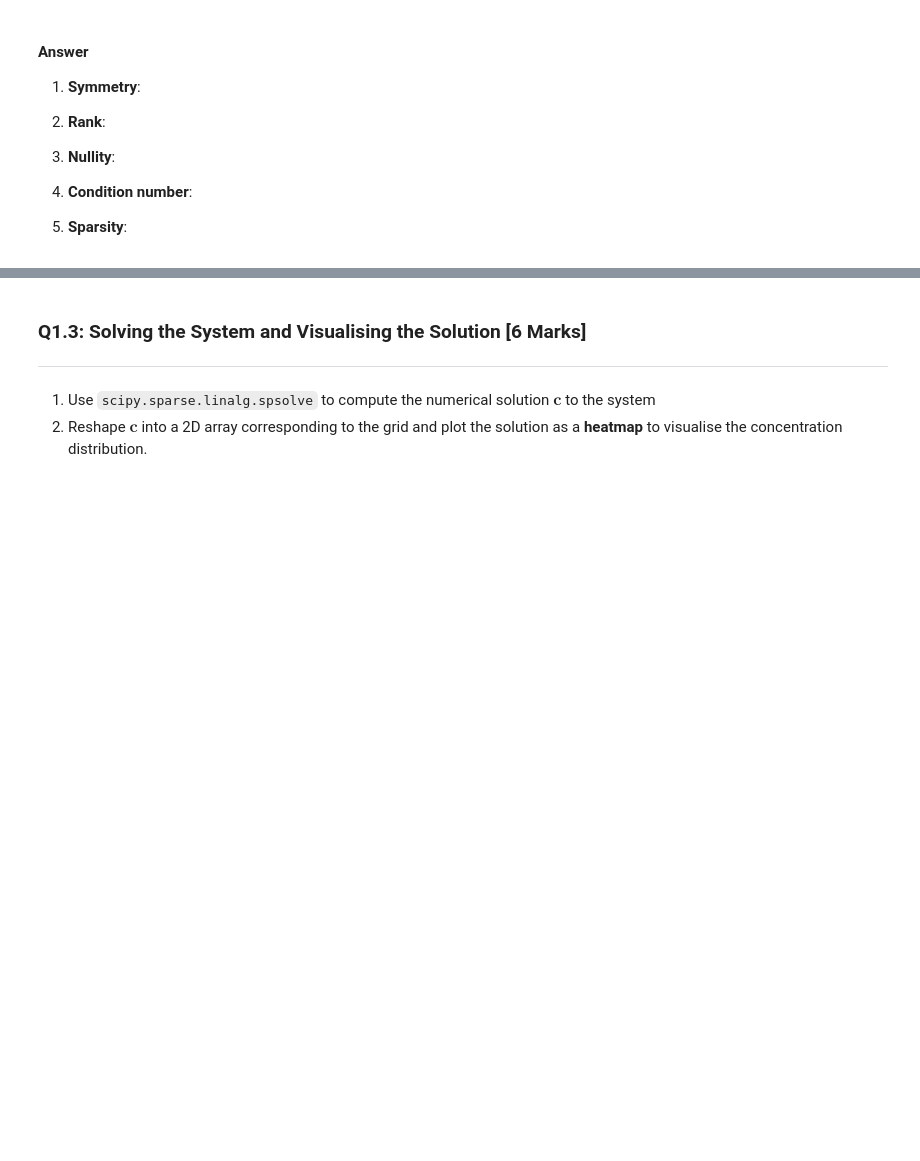
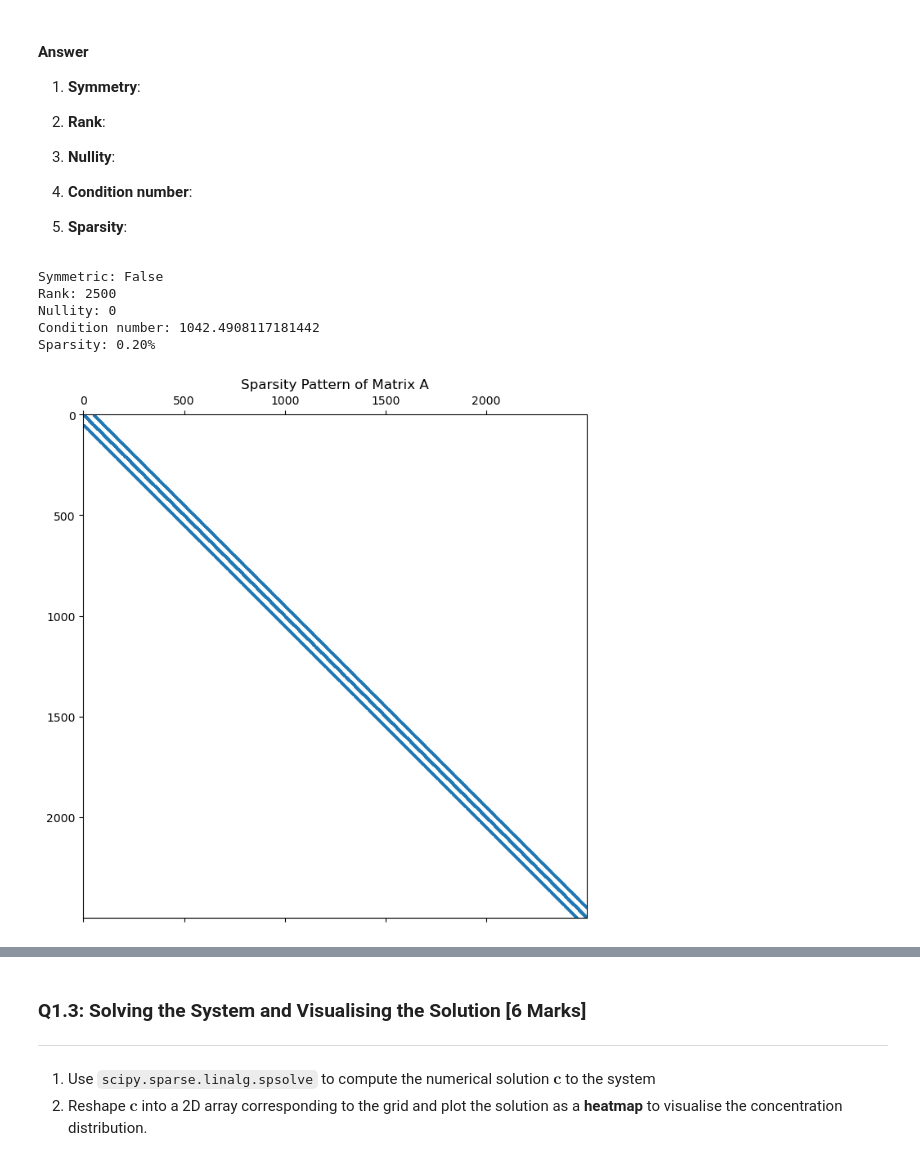
Before and after one commit to benedikt-samwer/inversion_and_optimization_2, a Jupyter notebook: Assessment2_pt1.ipynb, the cells around one changed output, grey strips where cells are left out. Saved outputs shown, nothing was run; the diff lists cells and outputs as text; code cells hidden in the pictures; blank space fills up the shorter version.

```diff
--- a/Assessment2_pt1.ipynb
+++ b/Assessment2_pt1.ipynb
@@ -179,3 +212,55 @@ Use the **template** and code space below to input your answers. No explanation
 4. **Condition number**:
 
 5. **Sparsity**:
+# %%
+import numpy as np
+import scipy.sparse.linalg as spl
+import scipy.sparse as sp
+import matplotlib.pyplot as plt
+
+# Given parameters
+Nx, Ny = 50, 50  # Grid resolution
+Lx, Ly = 1.0, 1.0  # Domain size (arbitrary, must be consistent with dx, dy)
+dx = Lx / Nx
+vx = np.ones((Nx, Ny))  # Velocity in x direction
+vy = np.ones((Nx, Ny))  # Velocity in y direction
+D = np.ones((Nx, Ny))   # Diffusion coefficient
+
+# Call the provided function to generate A and b
+A, b = FD5_ss_advection_diffusion(Nx, Ny, dx, dx, vx, vy, D)
+
+# 1. Symmetry check
+is_symmetric = (A != A.T).nnz == 0
+print("Symmetric:", is_symmetric)
+
+# 2. Rank computation
+rank = np.linalg.matrix_rank(A.toarray())
+print("Rank:", rank)
+
+# 3. Nullity computation
+nullity = A.shape[0] - rank
+print("Nullity:", nullity)
+
+# 4. Condition number computation
+cond_number = np.linalg.cond(A.toarray())
+print("Condition number:", cond_number)
+# Explanation: A high condition number indicates ill-conditioning, meaning the system is sensitive to numerical errors.
+
+# 5. Sparsity computation
+nnz = A.nnz  # Number of non-zero elements
+total_elements = A.shape[0] * A.shape[1]
+sparsity = (nnz / total_elements) * 100
+print(f"Sparsity: {sparsity:.2f}%")
+
+# 6. Spy plot for sparsity pattern
+plt.figure(figsize=(8, 8))
+plt.spy(A, markersize=1)
+plt.title("Sparsity Pattern of Matrix A")
+plt.show()
+# %% [output]
+Symmetric: False
+Rank: 2500
+Nullity: 0
+Condition number: 1042.4908117181442
+Sparsity: 0.20%
+[figure, added]
```
Also changed, not shown: parts of 6 cells of this notebook, 1 other file.
